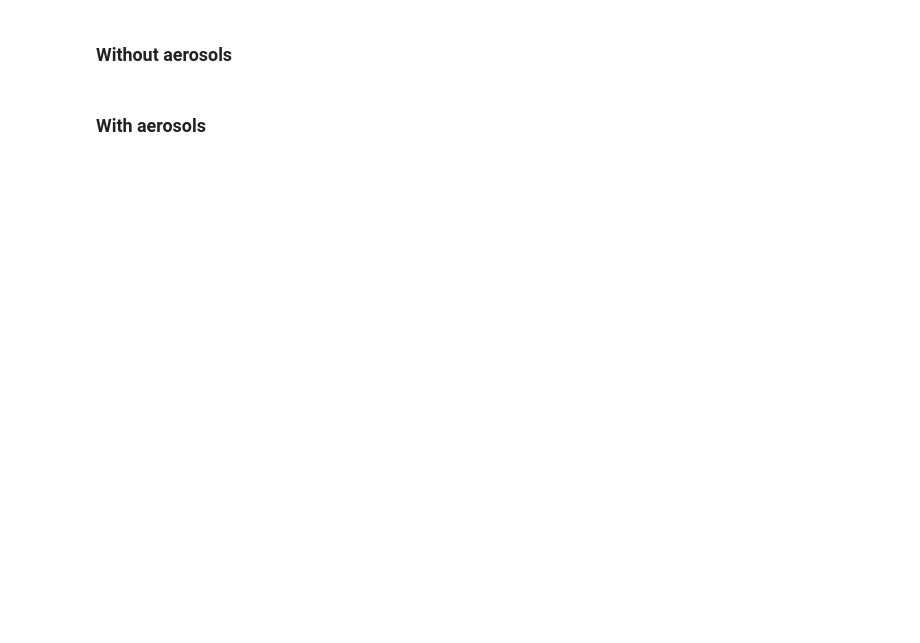
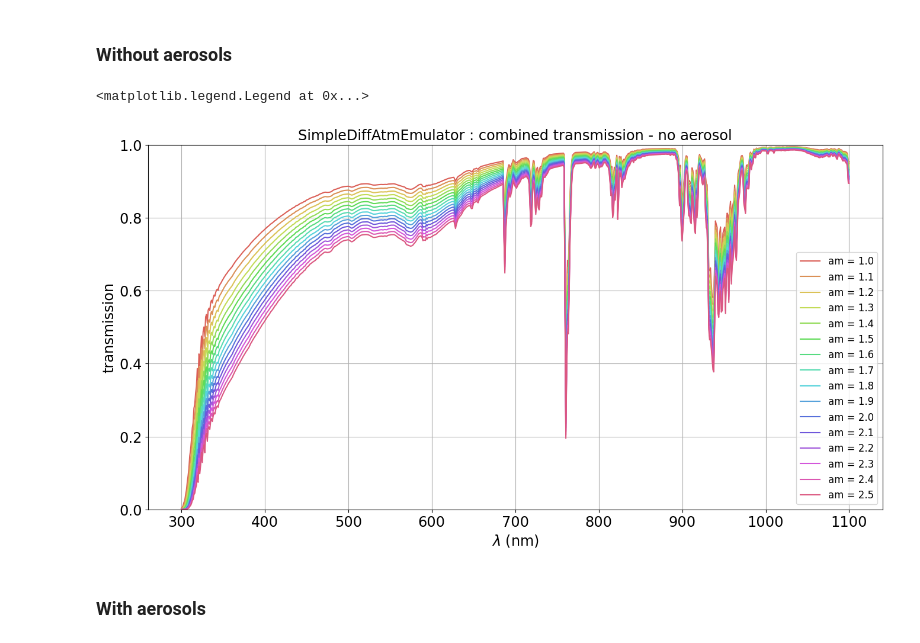
Before and after one commit to sylvielsstfr/AtmEmulator, a Jupyter notebook: docs/notebooks/diffemulator/test_SimlDiffEmulator-withvect1d.ipynb, the cells around one changed output. Saved outputs shown, nothing was run; the diff lists cells and outputs as text; code cells hidden in the pictures; blank space fills up the shorter version.

```diff
--- a/docs/notebooks/diffemulator/test_SimlDiffEmulator-withvect1d.ipynb
+++ b/docs/notebooks/diffemulator/test_SimlDiffEmulator-withvect1d.ipynb
@@ -287,23 +275,26 @@ sns.palplot(hls_colors)
 # %%
 pwv0 = 5.0
 oz0 = 500.
 
 fig, ax = plt.subplots()
 for idx,am in enumerate(airmasses):
 
-    transm = emul.GetAllTransparencies1DArray(WL,am,pwv0,oz0)
+    transm = emul.vect1d_Alltransparencies(WL,am,pwv0,oz0)
     label = f"am = {am:.1f}"
     ax.plot(WL,transm,color=hls_colors[idx],label=label)
 
 ax.set_ylim(0,1)
 title = f"SimpleDiffAtmEmulator : combined transmission - no aerosol"
 ax.set_title(title)
 ax.set_xlabel("$\lambda$ (nm)")
 ax.set_ylabel("transmission")
 # place a text box in upper left in axes coords
 #ax.text(0.5, 0.05, textboxstr, transform=ax.transAxes, fontsize=14,verticalalignment='bottom', bbox=textboxprops)
 ax.grid()
 ax.legend()
+# %% [output]
+<matplotlib.legend.Legend at 0x...>
+[figure, added]
 # %% [markdown]
 ### With aerosols
 # %%
```
Also changed, not shown: parts of 11 cells of this notebook, 3 other files.
